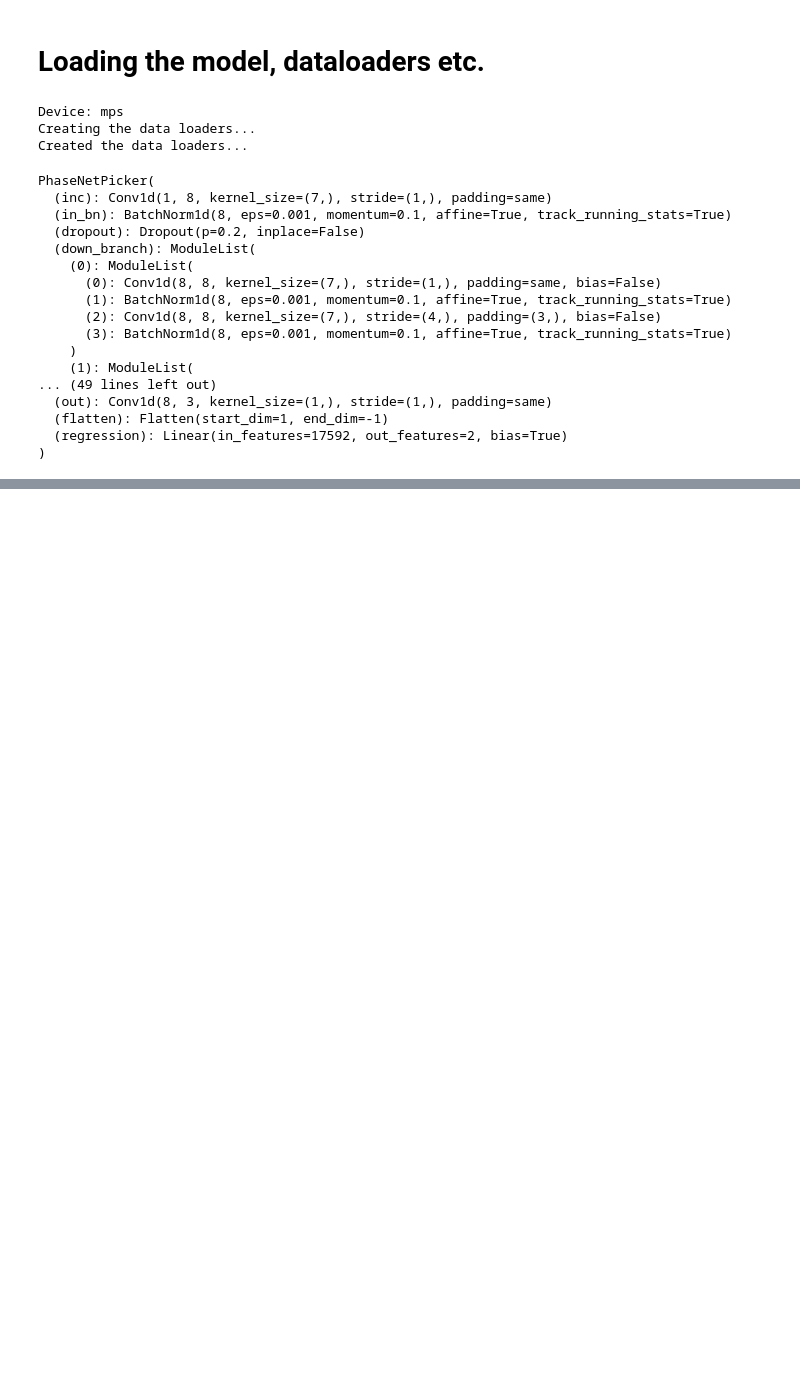
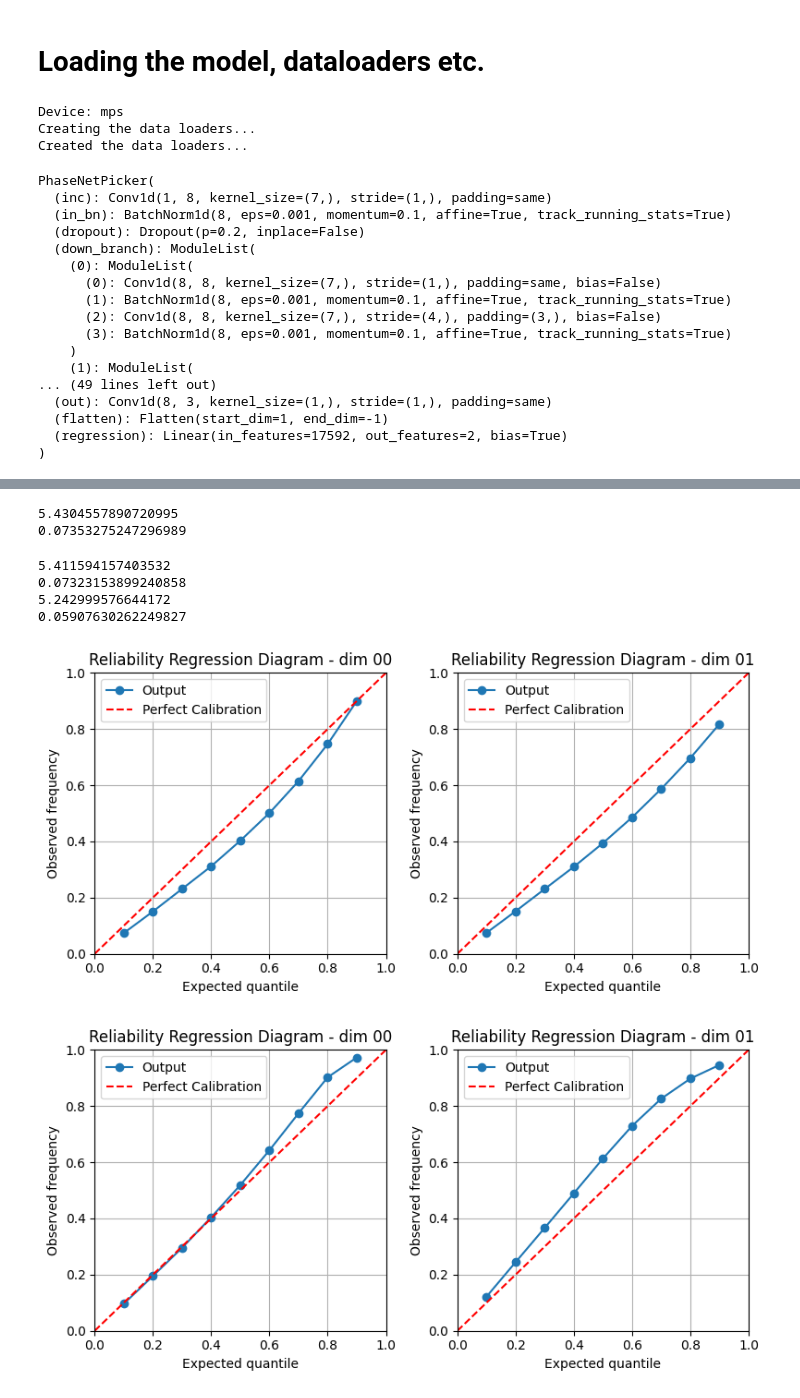
Before and after one commit to kerimoglutolga/earthquake-monitoring, a Jupyter notebook: Regression/UncertaintyQuantification.ipynb, the cells around one changed output, grey strips where cells are left out. Saved outputs shown, nothing was run; the diff lists cells and outputs as text; code cells hidden in the pictures; blank space fills up the shorter version.

```diff
--- a/Regression/UncertaintyQuantification.ipynb
+++ b/Regression/UncertaintyQuantification.ipynb
@@ -145,0 +402,14 @@ RuntimeError: MPS backend out of memory (MPS allocated: 17.83 GB, other allocati
+# %%
+from netcal.metrics import NLL, PinballLoss, QCE
+
+quantiles = np.linspace(0.1, 0.9, 9)
+means = np.mean(stacked, axis = 0)
+stds = np.std(stacked, axis=0)
+
+nll = NLL()
+qce = QCE(marginal=True)
+print(nll.measure((means, stds), true_labels, reduction="mean"))
+print(qce.measure((means, stds), true_labels, q=quantiles, reduction="mean"))
+# %% [output]
+5.4304557890720995
+0.07353275247296989
@@ -145,0 +1751,51 @@ RuntimeError: MPS backend out of memory (MPS allocated: 17.83 GB, other allocati
+# %%
+# the GP-Normal requires a little bit more parameters to parametrize the underlying GP
+gpnormal = GPNormal(
+    n_inducing_points=400,    # number of inducing points
+    n_random_samples=600,    # random samples used for likelihood
+    n_epochs=5,            # optimization epochs
+    use_cuda=False,          # can also use CUDA for computations
+    # correlations=False,
+)
+
+# Calculate the length of a third of your data
+l = int(means.shape[0] / 3)
+
+# Generate random unique indices for the training set
+train_indices = np.random.choice(means.shape[0], l, replace=False)
+
+# Create the training set
+train_means = means[train_indices, :]
+train_stds = stds[train_indices, :]
+train_labels = true_labels[train_indices, :]
+
+# Fit the model on the training set
+gpnormal.fit((train_means, train_stds), train_labels)
+
+# Create indices for the testing set from the remaining data
+test_indices = np.array([i for i in range(means.shape[0]) if i not in train_indices])
+
+# Create the testing set
+test_means = means[test_indices, :]
+test_stds = stds[test_indices, :]
+
+# Transform distributions to obtain recalibrated stddevs on the testing set
+stddev_gpnormal = gpnormal.transform((test_means, test_stds))
+# %%
+quantiles = np.linspace(0.1,0.9,9)
+test_labels = true_labels[test_indices, :]
+diagram = ReliabilityRegression(quantiles=quantiles)
+plot = diagram.plot((test_means, test_stds), test_labels)
+print(nll.measure((test_means, test_stds), test_labels, reduction="mean"))
+print(qce.measure((test_means, test_stds), test_labels, q=quantiles, reduction="mean"))
+
+plot = diagram.plot((test_means, stddev_gpnormal), test_labels)
+print(nll.measure((test_means, stddev_gpnormal), test_labels, reduction="mean"))
+print(qce.measure((test_means, stddev_gpnormal), test_labels, q=quantiles, reduction="mean"))
+# %% [output]
+5.411594157403532
+0.07323153899240858
+5.242999576644172
+0.05907630262249827
+[figure, added]
+[figure, added]
```
Also changed, not shown: parts of 38 cells of this notebook, 4 other files.
